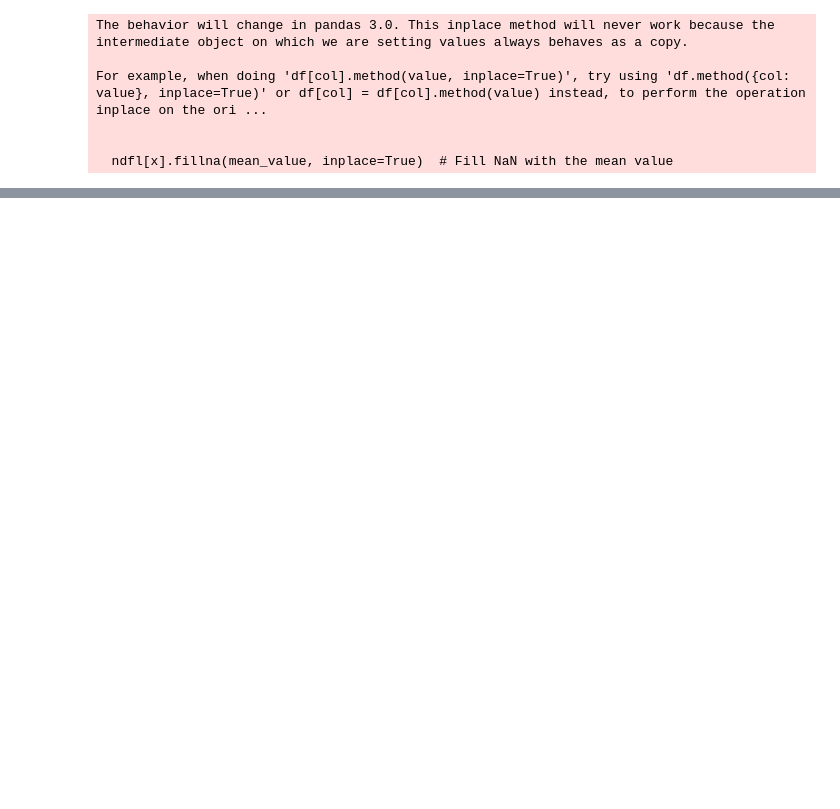
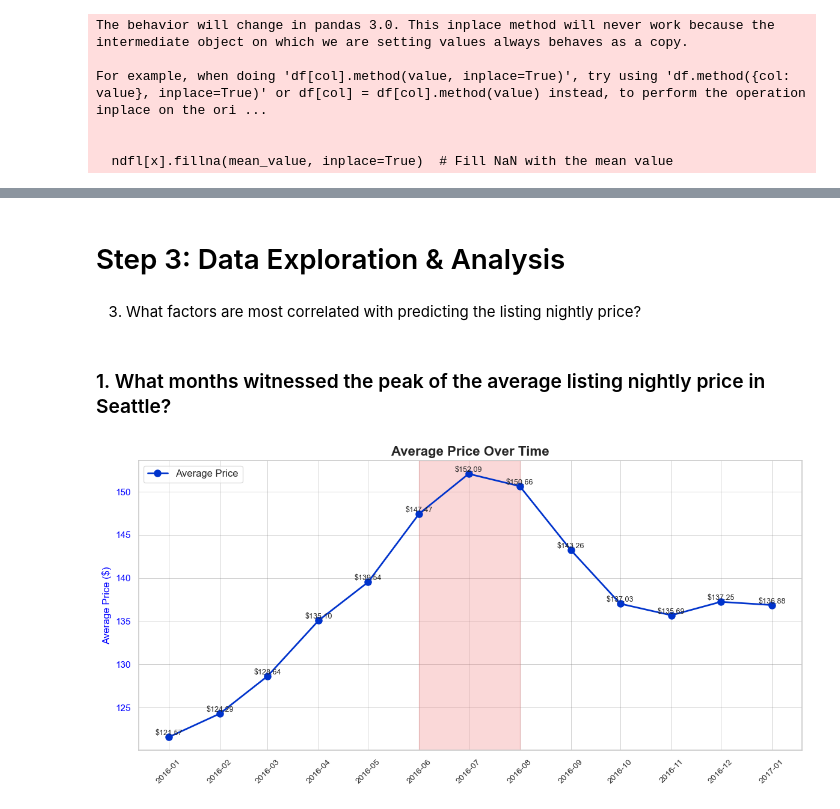
Before and after one commit to mohanadelemary/airbnb-seattle-analysis, a Jupyter notebook: airbnb-seattle-analysis.ipynb, the cells around one changed output, grey strips where cells are left out. Saved outputs shown, nothing was run; the diff lists cells and outputs as text; code cells hidden in the pictures; blank space fills up the shorter version.

```diff
--- a/airbnb-seattle-analysis.ipynb
+++ b/airbnb-seattle-analysis.ipynb
@@ -672,3 +672,64 @@ ndfl.head()
 | 2 | 3308979 | 0.0 | West Queen Anne | Queen Anne | 98119 | House | Entire home/apt | ... |
 | 3 | 7421966 | 0.0 | West Queen Anne | Queen Anne | 98119 | Apartment | Entire home/apt | ... |
 | 4 | 278830 | 0.0 | West Queen Anne | Queen Anne | 98119 | House | Entire home/apt | ... |
+# %% [markdown]
+# Step 3: Data Exploration & Analysis
+# %% [markdown]
+3. What factors are most correlated with predicting the listing nightly price?
+# %% [markdown]
+### 1. What months witnessed the peak of the average listing nightly price in Seattle?
+# %%
+# Plotting the nightly average price data across time-series from dfc "grouped".
+
+# Set the style using seaborn
+sns.set(style="whitegrid")
+
+# Create the plot
+fig, ax = plt.subplots(figsize=(12, 6))
+
+# Plotting the price as a line with enhancements
+ax.plot(grouped['month_year'],
+        grouped['price'],
+        color='#0033cc',  # Darker blue color
+        marker='o',
+        markersize=8,
+        linewidth=2,
+        label='Average Price')
+
+# Title and labels
+ax.set_title('Average Price Over Time', fontsize=16, fontweight='bold')
+ax.set_ylabel('Average Price ($)', color='blue', fontsize=12)
+ax.tick_params(axis='y', labelcolor='blue')
+
+# Formatting the x-axis
+ax.set_xticks(grouped['month_year'])  # Set x-ticks to be the month_year column
+ax.set_xticklabels(grouped['month_year'].dt.strftime('%Y-%m'), rotation=45, fontsize=10)
+
+# Adding a grid with lighter lines
+ax.grid(color='gray', linestyle='-', linewidth=0.5, alpha=0.5)
+
+# Highlight the region from June 2016 to August 2016 with pinkish color
+highlight = (grouped['month_year'] >= '2016-06') & (grouped['month_year'] <= '2016-08')
+ax.axvspan(grouped['month_year'][highlight].min(),
+           grouped['month_year'][highlight].max(),
+           color='lightcoral', alpha=0.3)  # Change to a pinkish color
+
+# Adding annotations for each price point
+for i in range(len(grouped)):
+    ax.text(grouped['month_year'].iloc[i],
+            grouped['price'].iloc[i],
+            f'${grouped["price"].iloc[i]:.2f}',
+            fontsize=9,
+            ha='center',
+            va='bottom')
+
+# Adding a legend with background
+legend = ax.legend(loc='upper left', fontsize=12, framealpha=0.7)
+frame = legend.get_frame()
+frame.set_facecolor('white')
+
+# Show the plot
+plt.tight_layout()
+plt.show()
+# %% [output]
+[figure, added]
```
Also changed, not shown: parts of 10 cells of this notebook.
